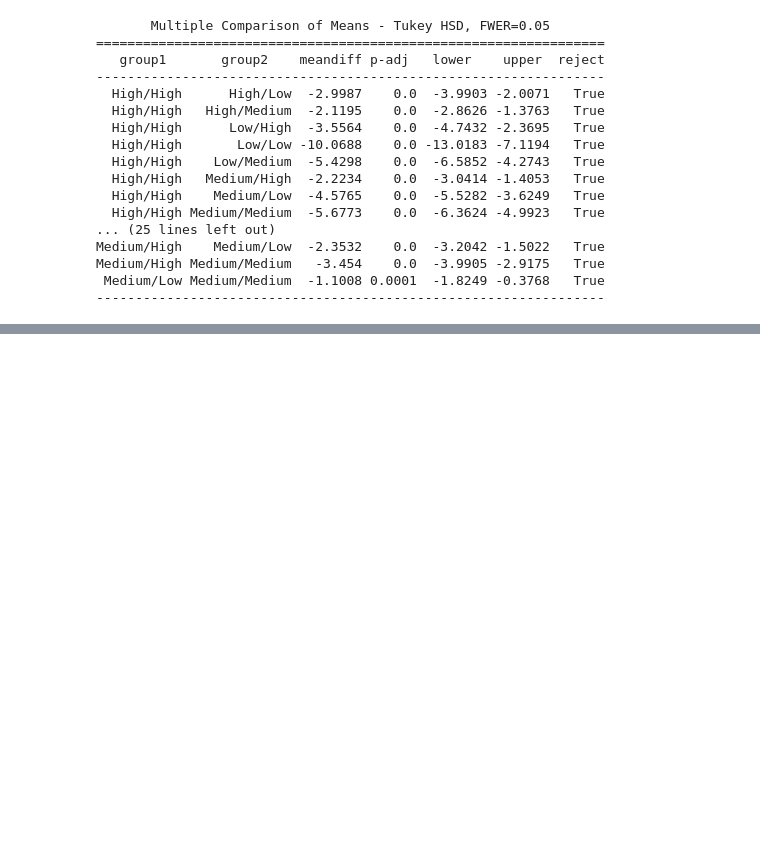
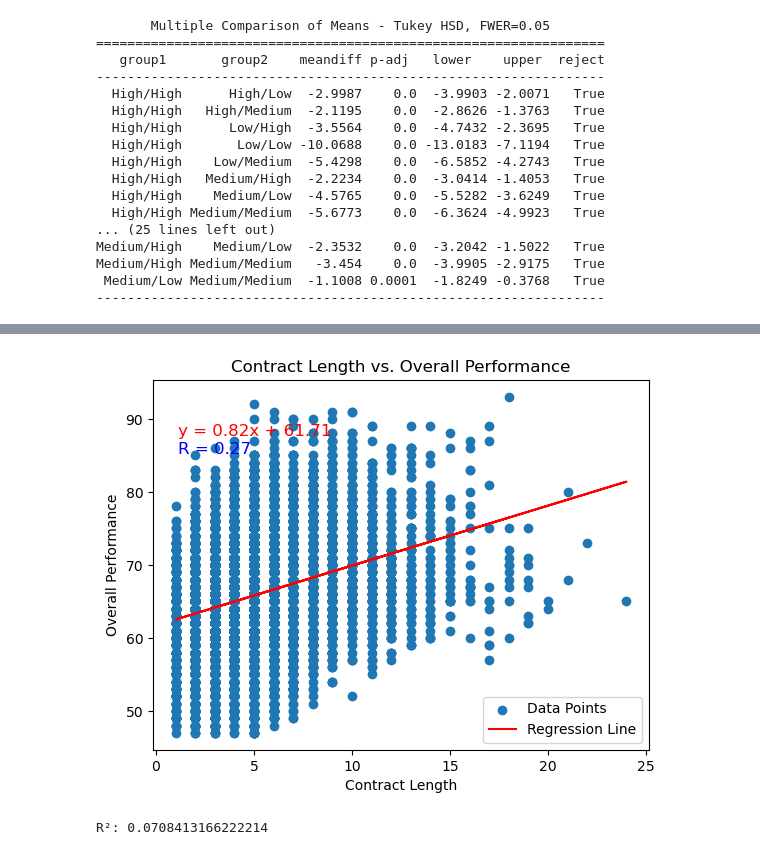
Before and after one commit to hiepxuanho/MSU-Project1, a Jupyter notebook: fifa21.ipynb, the cells around one changed output, grey strips where cells are left out. Saved outputs shown, nothing was run; the diff lists cells and outputs as text; code cells hidden in the pictures; blank space fills up the shorter version.

```diff
--- a/fifa21.ipynb
+++ b/fifa21.ipynb
@@ -228,0 +271,40 @@ Medium/High Medium/Medium   -3.454    0.0  -3.9905 -2.9175   True
+# %%
+# Ensure there are no NaN values in the cleaned DataFrame
+contract_clean_df = contract_df_clean.dropna(subset=['contract length', 'overall'])
+
+# Define the variables for regression
+contract_length = contract_clean_df['contract length']
+overall_performance = contract_clean_df['overall']
+
+# Perform linear regression
+slope, intercept, r_value, p_value, std_err = st.linregress(contract_length, overall_performance)
+
+# Create regression line values
+regress_values = slope * contract_length + intercept
+
+# Create equation line for annotation
+line_eq = f"y = {round(slope, 2)}x + {round(intercept, 2)}"
+
+# Create correlation coefficient string
+correlation_eq = f"R = {round(r_value, 2)}"
+
+# Step 6: Graph
+plt.scatter(contract_length, overall_performance, label='Data Points')
+plt.plot(contract_length, regress_values, 'r-', label='Regression Line')
+plt.title('Contract Length vs. Overall Performance')
+plt.xlabel('Contract Length')
+plt.ylabel('Overall Performance')
+plt.legend()
+
+# Annotate the equation and correlation on the graph
+plt.annotate(line_eq, (0.05, 0.85), fontsize=12, color='red', xycoords='axes fraction')
+plt.annotate(correlation_eq, (0.05, 0.80), fontsize=12, color='blue', xycoords='axes fraction')
+
+# Show the plot
+plt.show()
+
+# Print R-squared value
+print(f"R²: {r_value**2}")
+# %% [output]
+[figure, added]
+R²: 0.0708413166222214
```
Also changed, not shown: parts of 3 cells of this notebook.
